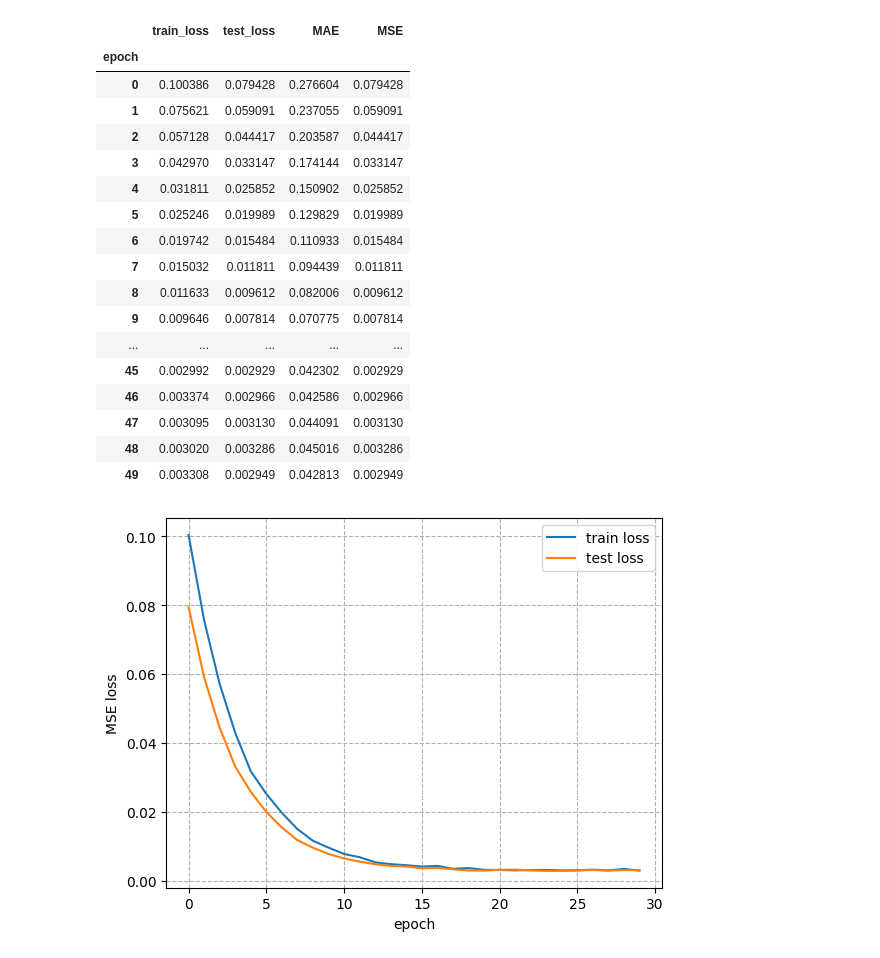
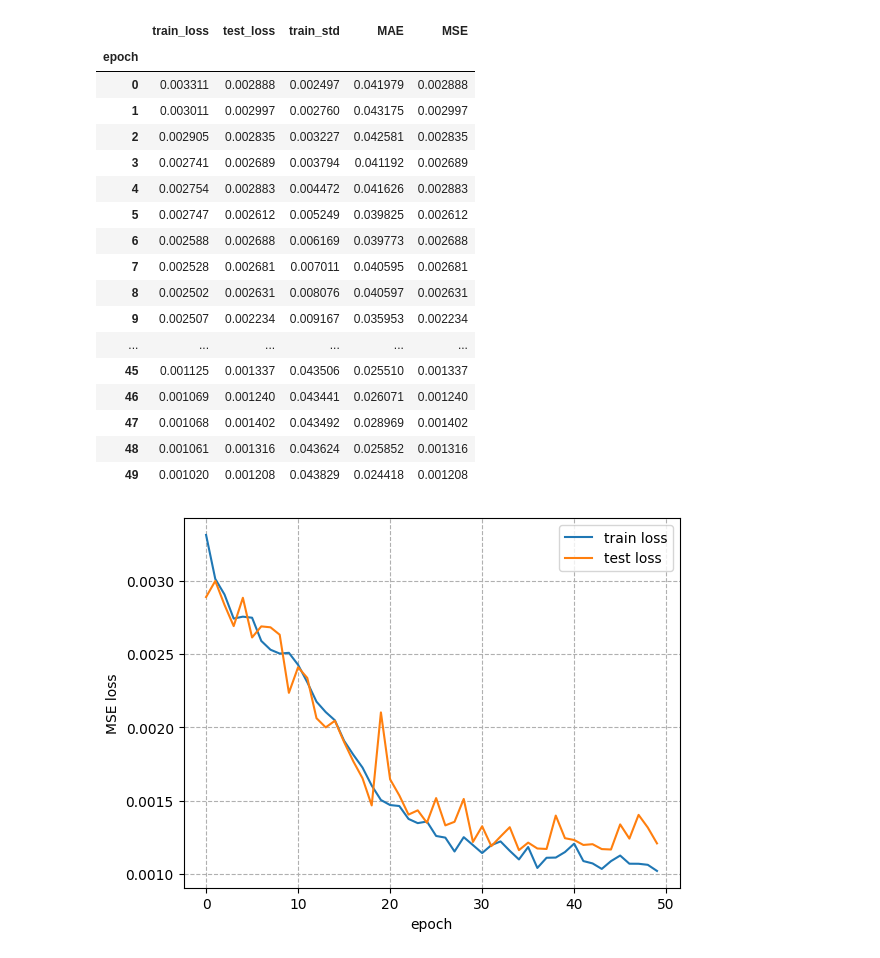
Before and after one commit to liu-qilong/footprint-to-pressure-unified, a Jupyter notebook: notebook/prototype/read-logs.ipynb, the cells around one changed output. Drawn from its saved outputs; the diff is of its cells as text; code cells hidden in the pictures.

Commit message:
add experiment notes

```diff
--- a/notebook/prototype/read-logs.ipynb
+++ b/notebook/prototype/read-logs.ipynb
@@ -1,38 +1,40 @@
 # %%
 import pandas as pd
 
-logs = pd.read_csv('../../experiment/mlp-0618/logs.csv', index_col=0)
+logs = pd.read_csv('../../experiment/mlp-0620/logs.csv', index_col=0)
 logs
 # %% [output]
-|  | train_loss | test_loss | MAE | MSE |
-| epoch |  |  |  |  |
-| 0 | 0.100386 | 0.079428 | 0.276604 | 0.079428 |
-| 1 | 0.075621 | 0.059091 | 0.237055 | 0.059091 |
-| 2 | 0.057128 | 0.044417 | 0.203587 | 0.044417 |
-| 3 | 0.042970 | 0.033147 | 0.174144 | 0.033147 |
-| 4 | 0.031811 | 0.025852 | 0.150902 | 0.025852 |
-| 5 | 0.025246 | 0.019989 | 0.129829 | 0.019989 |
-| 6 | 0.019742 | 0.015484 | 0.110933 | 0.015484 |
-| 7 | 0.015032 | 0.011811 | 0.094439 | 0.011811 |
-| 8 | 0.011633 | 0.009612 | 0.082006 | 0.009612 |
-| 9 | 0.009646 | 0.007814 | 0.070775 | 0.007814 |
-| ... | ... | ... | ... | ... |
-| 45 | 0.002992 | 0.002929 | 0.042302 | 0.002929 |
-| 46 | 0.003374 | 0.002966 | 0.042586 | 0.002966 |
-| 47 | 0.003095 | 0.003130 | 0.044091 | 0.003130 |
-| 48 | 0.003020 | 0.003286 | 0.045016 | 0.003286 |
-| 49 | 0.003308 | 0.002949 | 0.042813 | 0.002949 |
+|  | train_loss | test_loss | train_std | MAE | MSE |
+| epoch |  |  |  |  |  |
+| 0 | 0.003311 | 0.002888 | 0.002497 | 0.041979 | 0.002888 |
+| 1 | 0.003011 | 0.002997 | 0.002760 | 0.043175 | 0.002997 |
+| 2 | 0.002905 | 0.002835 | 0.003227 | 0.042581 | 0.002835 |
+| 3 | 0.002741 | 0.002689 | 0.003794 | 0.041192 | 0.002689 |
+| 4 | 0.002754 | 0.002883 | 0.004472 | 0.041626 | 0.002883 |
+| 5 | 0.002747 | 0.002612 | 0.005249 | 0.039825 | 0.002612 |
+| 6 | 0.002588 | 0.002688 | 0.006169 | 0.039773 | 0.002688 |
+| 7 | 0.002528 | 0.002681 | 0.007011 | 0.040595 | 0.002681 |
+| 8 | 0.002502 | 0.002631 | 0.008076 | 0.040597 | 0.002631 |
+| 9 | 0.002507 | 0.002234 | 0.009167 | 0.035953 | 0.002234 |
+| ... | ... | ... | ... | ... | ... |
+| 45 | 0.001125 | 0.001337 | 0.043506 | 0.025510 | 0.001337 |
+| 46 | 0.001069 | 0.001240 | 0.043441 | 0.026071 | 0.001240 |
+| 47 | 0.001068 | 0.001402 | 0.043492 | 0.028969 | 0.001402 |
+| 48 | 0.001061 | 0.001316 | 0.043624 | 0.025852 | 0.001316 |
+| 49 | 0.001020 | 0.001208 | 0.043829 | 0.024418 | 0.001208 |
 # %%
 from matplotlib import pyplot as plt
+# import scienceplots
+# plt.style.use('science')
 
-plt.plot(logs['train_loss'][:30], label='train loss')
-plt.plot(logs['test_loss'][:30], label='test loss')
+plt.plot(logs['train_loss'], label='train loss')
+plt.plot(logs['test_loss'], label='test loss')
 
 plt.ylabel('MSE loss')
 plt.xlabel('epoch')
 plt.legend()
 plt.grid(linestyle='--')
-plt.savefig('loss.pdf')
+plt.savefig('loss-.pdf')
 plt.show()
 # %% [output]
-[figure, old version]
+[figure, new version]
```
Also changed, not shown: 5 other files.
